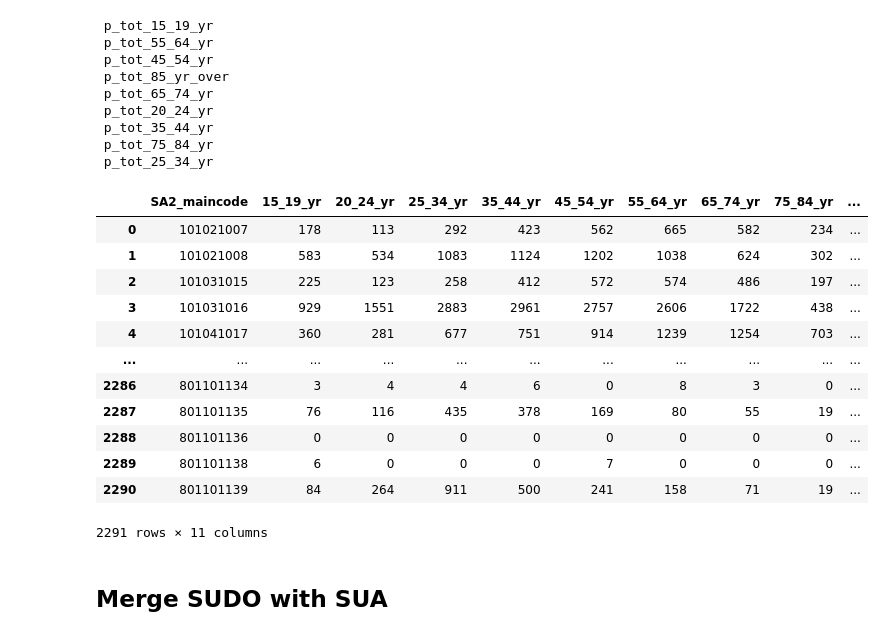
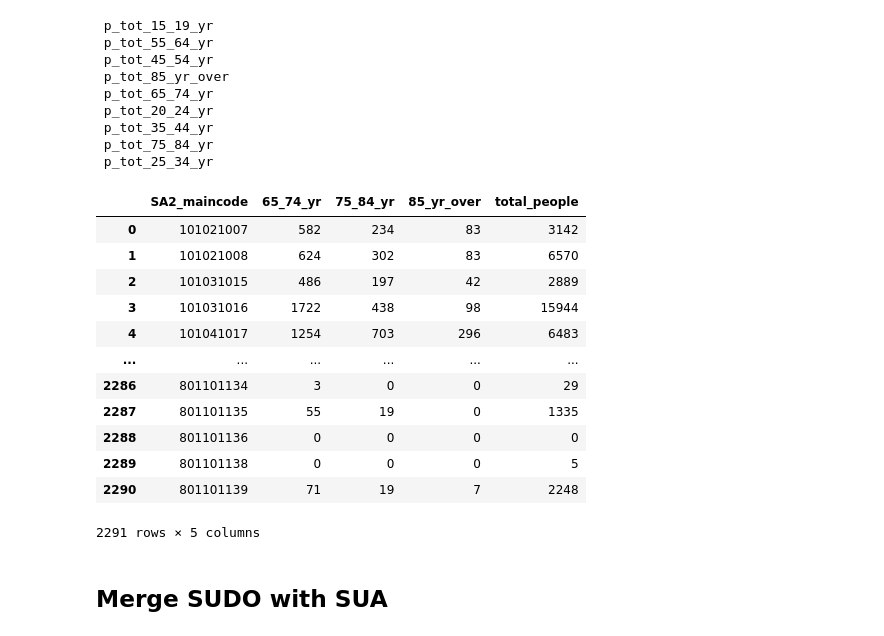
Before and after one commit to junhual1/CCCA2, a Jupyter notebook: preprocessing/SUDO_preprocessing.ipynb, the cells around one changed output. Cells and saved outputs as stored; diff of their text form; code cells hidden in the pictures.

Commit message:
SUDO json

```diff
--- a/preprocessing/SUDO_preprocessing.ipynb
+++ b/preprocessing/SUDO_preprocessing.ipynb
@@ -31,8 +23,8 @@ dataset name:
 - SA2-P40a Labour Force Status by Age by Sex-Census 2016
 - SA2-P40b Labour Force Status by Age by Sex-Census 2016
 # %%
-all_a = pd.read_csv(r'SUDO\SA2-P40_Labour_Force_Status-CSV\sa2_p40a_data.csv').drop(' sa2_name16',axis = 1)
-all_b = pd.read_csv(r'SUDO\SA2-P40_Labour_Force_Status-CSV\sa2_p40b_data.csv')
+all_a = pd.read_csv(r'../data/SUDO\SA2-P40_Labour_Force_Status-CSV\sa2_p40a_data.csv').drop(' sa2_name16',axis = 1)
+all_b = pd.read_csv(r'../data/SUDO\SA2-P40_Labour_Force_Status-CSV\sa2_p40b_data.csv')
 # %%
 joined_all = pd.merge(all_a, all_b, how='inner', on = ' sa2_main16')
 # %%
@@ -151,26 +143,25 @@ for col_name in list(joined_all.columns):
 # %%
 import numpy as np
 
-year_range = ['SA2_maincode','15_19_yr','20_24_yr','25_34_yr','35_44_yr','45_54_yr','55_64_yr','65_74_yr','75_84_yr','85_yr_over','total_people']
-year_full = joined_all[[' sa2_main16', ' p_tot_15_19_yr', ' p_tot_20_24_yr', ' p_tot_25_34_yr', ' p_tot_35_44_yr',' p_tot_45_54_yr', ' p_tot_55_64_yr',
-' p_tot_65_74_yr', ' p_tot_75_84_yr', ' p_tot_85_yr_over',' p_tot_tot']]
+year_range = ['SA2_maincode','65_74_yr','75_84_yr','85_yr_over','total_people']
+year_full = joined_all[[' sa2_main16',' p_tot_65_74_yr', ' p_tot_75_84_yr', ' p_tot_85_yr_over',' p_tot_tot']]
 col_dict = dict(zip(year_full.columns, year_range))
 year_full = year_full.rename(columns=col_dict)
 year_full
 # %% [output]
-|  | SA2_maincode | 15_19_yr | 20_24_yr | 25_34_yr | 35_44_yr | 45_54_yr | 55_64_yr | 65_74_yr | 75_84_yr | ... |
-| 0 | 101021007 | 178 | 113 | 292 | 423 | 562 | 665 | 582 | 234 | ... |
-| 1 | 101021008 | 583 | 534 | 1083 | 1124 | 1202 | 1038 | 624 | 302 | ... |
-| 2 | 101031015 | 225 | 123 | 258 | 412 | 572 | 574 | 486 | 197 | ... |
-| 3 | 101031016 | 929 | 1551 | 2883 | 2961 | 2757 | 2606 | 1722 | 438 | ... |
-| 4 | 101041017 | 360 | 281 | 677 | 751 | 914 | 1239 | 1254 | 703 | ... |
-| ... | ... | ... | ... | ... | ... | ... | ... | ... | ... | ... |
-| 2286 | 801101134 | 3 | 4 | 4 | 6 | 0 | 8 | 3 | 0 | ... |
-| 2287 | 801101135 | 76 | 116 | 435 | 378 | 169 | 80 | 55 | 19 | ... |
-| 2288 | 801101136 | 0 | 0 | 0 | 0 | 0 | 0 | 0 | 0 | ... |
-| 2289 | 801101138 | 6 | 0 | 0 | 0 | 7 | 0 | 0 | 0 | ... |
-| 2290 | 801101139 | 84 | 264 | 911 | 500 | 241 | 158 | 71 | 19 | ... |
+|  | SA2_maincode | 65_74_yr | 75_84_yr | 85_yr_over | total_people |
+| 0 | 101021007 | 582 | 234 | 83 | 3142 |
+| 1 | 101021008 | 624 | 302 | 83 | 6570 |
+| 2 | 101031015 | 486 | 197 | 42 | 2889 |
+| 3 | 101031016 | 1722 | 438 | 98 | 15944 |
+| 4 | 101041017 | 1254 | 703 | 296 | 6483 |
+| ... | ... | ... | ... | ... | ... |
+| 2286 | 801101134 | 3 | 0 | 0 | 29 |
+| 2287 | 801101135 | 55 | 19 | 0 | 1335 |
+| 2288 | 801101136 | 0 | 0 | 0 | 0 |
+| 2289 | 801101138 | 0 | 0 | 0 | 5 |
+| 2290 | 801101139 | 71 | 19 | 7 | 2248 |
-2291 rows × 11 columns
+2291 rows × 5 columns
 # %% [markdown]
 ## Merge SUDO with SUA
 # %%
```
Also changed, not shown: parts of 10 cells of this notebook, 1 other file.
